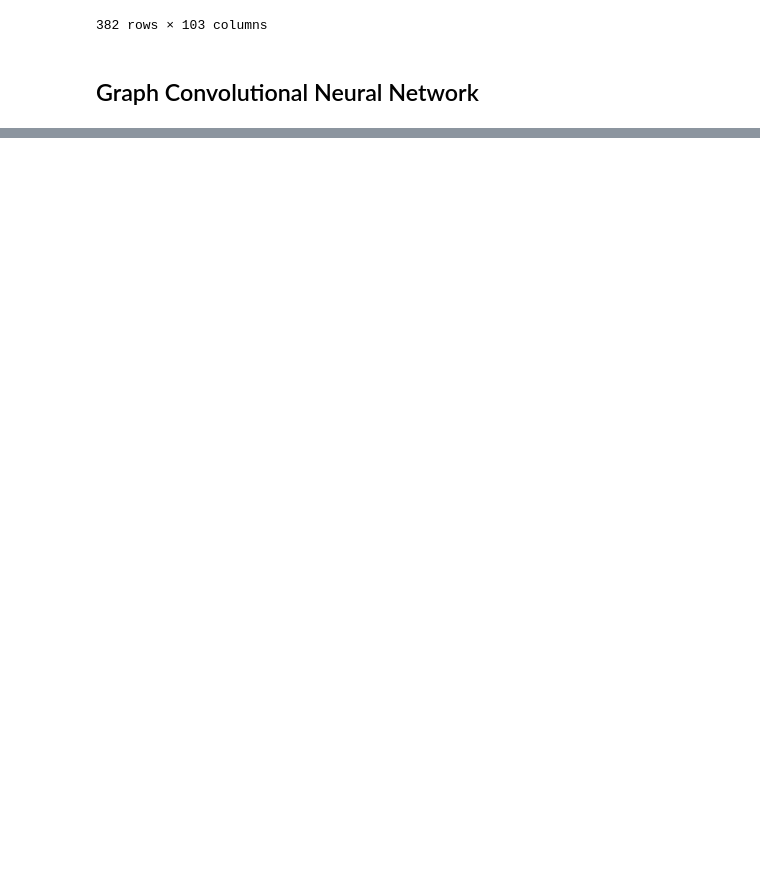
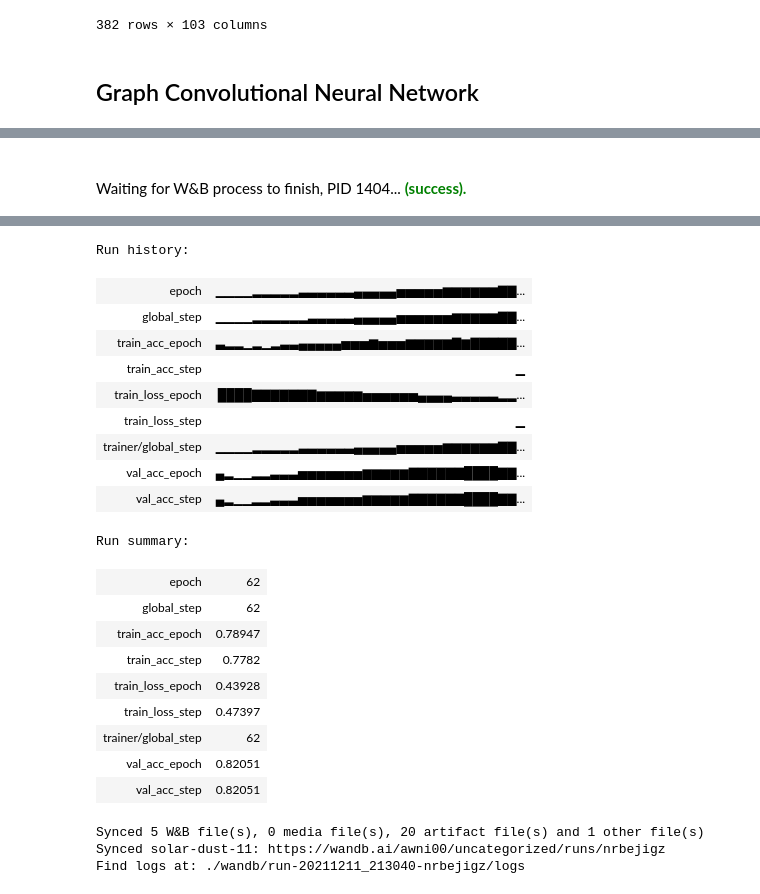
Before and after one commit to Awni00/GNN-gene-disease-association, a Jupyter notebook: modeling_gnn.ipynb, the cells around one changed output, grey strips where cells are left out. Drawn from its saved outputs; the diff is of its cells as text; code cells hidden in the pictures; blank space fills up the shorter version.

```diff
--- a/modeling_gnn.ipynb
+++ b/modeling_gnn.ipynb
@@ -337,0 +376,4 @@ weighted avg       0.76      0.75      0.75        77
+# %%
+wandb.finish()
+# %% [output]
+Waiting for W&B process to finish, PID 1404... (success).
@@ -337,0 +381,23 @@ weighted avg       0.76      0.75      0.75        77
+Run history:
+| epoch | ▁▁▁▁▂▂▂▂▂▃▃▃▃▃▃▄▄▄▄▄▅▅▅▅▅▆▆▆▆▆▆▇▇... |
+| global_step | ▁▁▁▁▂▂▂▂▂▂▃▃▃▃▃▄▄▄▄▄▅▅▅▅▅▅▆▆▆▆▆▇▇... |
+| train_acc_epoch | ▃▂▂▁▂▁▂▃▃▄▄▄▄▄▅▅▅▆▅▅▅▆▆▆▆▆▇▆▇▇▇▇▇... |
+| train_acc_step | ▁ |
+| train_loss_epoch | ████▇▇▇▇▇▇▇▆▆▆▆▆▅▅▅▅▅▅▄▄▄▄▃▃▃▃▃▂▂... |
+| train_loss_step | ▁ |
+| trainer/global_step | ▁▁▁▁▂▂▂▂▂▃▃▃▃▃▃▄▄▄▄▄▅▅▅▅▅▆▆▆▆▆▆▇▇... |
+| val_acc_epoch | ▄▂▁▁▂▂▃▃▃▅▅▅▅▅▅▅▆▆▆▆▆▇▇▇▇▇▇████▇▇... |
+| val_acc_step | ▄▂▁▁▂▂▃▃▃▅▅▅▅▅▅▅▆▆▆▆▆▇▇▇▇▇▇████▇▇... |
+Run summary:
+| epoch | 62 |
+| global_step | 62 |
+| train_acc_epoch | 0.78947 |
+| train_acc_step | 0.7782 |
+| train_loss_epoch | 0.43928 |
+| train_loss_step | 0.47397 |
+| trainer/global_step | 62 |
+| val_acc_epoch | 0.82051 |
+| val_acc_step | 0.82051 |
+Synced 5 W&B file(s), 0 media file(s), 20 artifact file(s) and 1 other file(s)
+Synced solar-dust-11: https://wandb.ai/awni00/uncategorized/runs/nrbejigz
+Find logs at: ./wandb/run-20211211_213040-nrbejigz/logs
```
Also changed, not shown: parts of 8 cells of this notebook.
